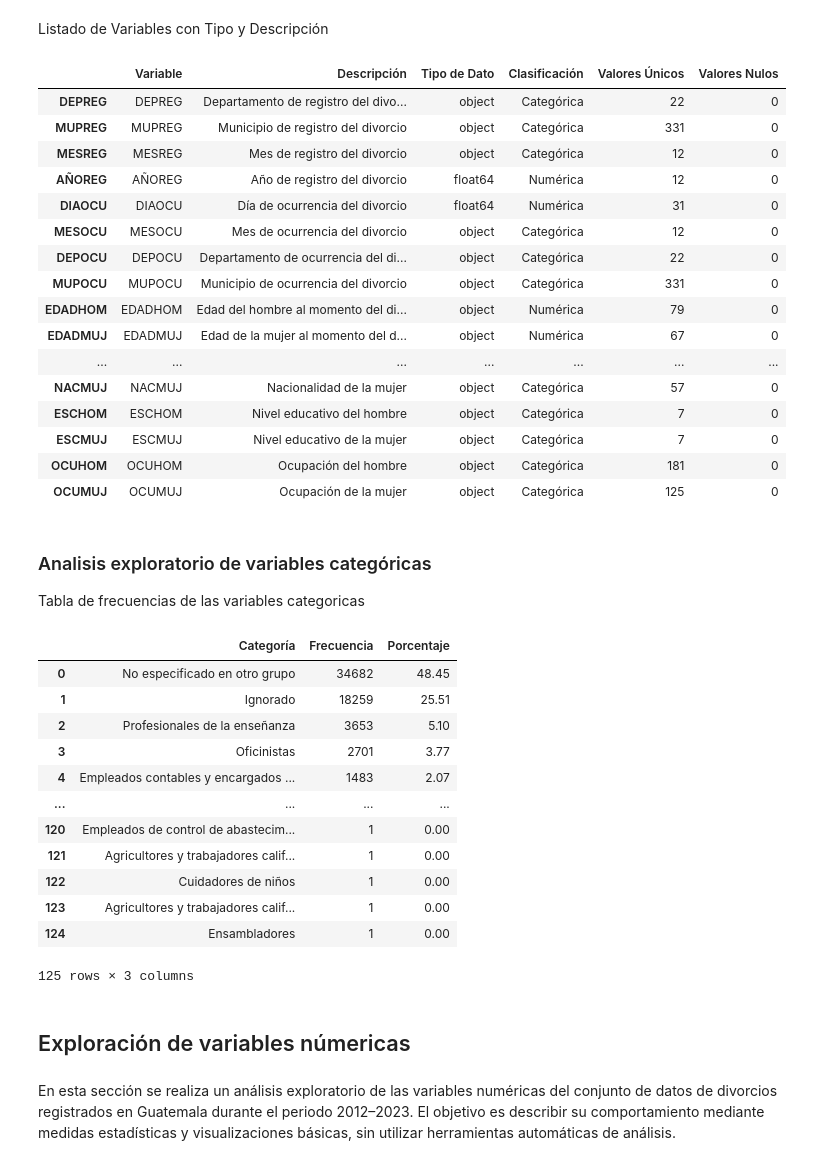
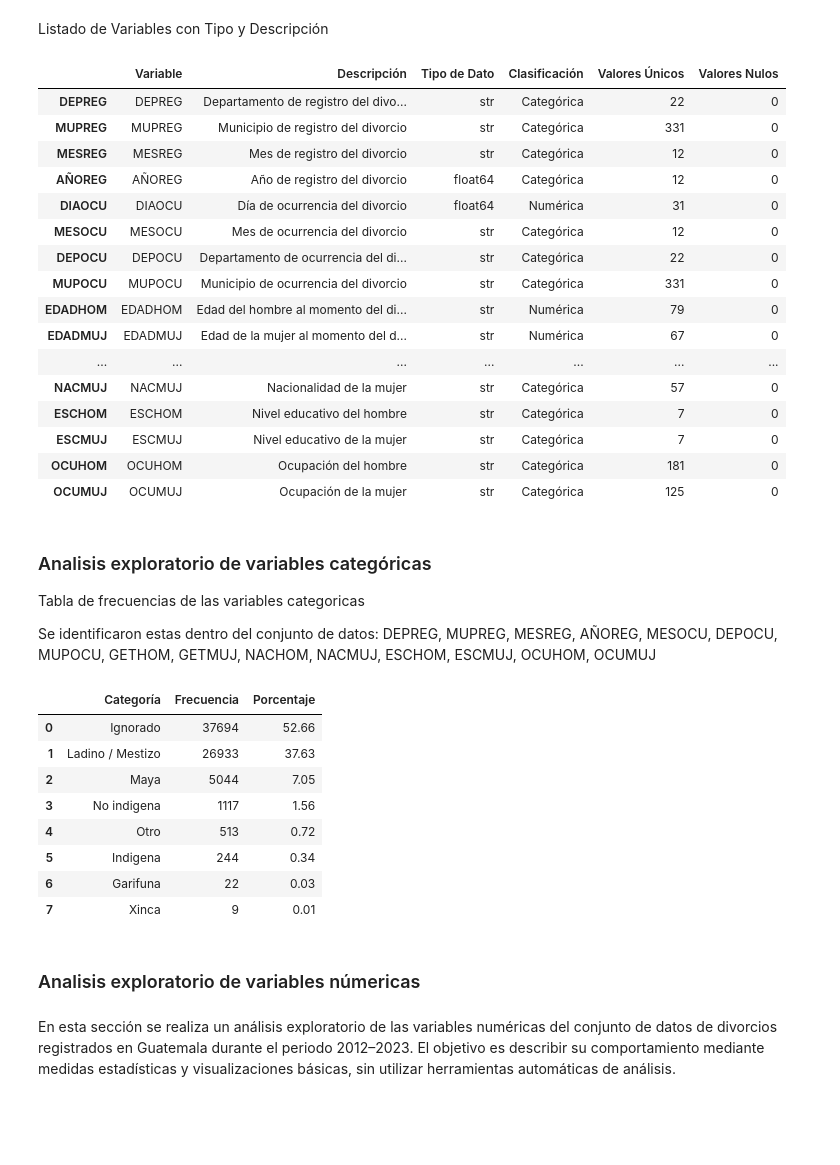
Before and after one commit to AleWWH1104/Proyecto1_md, a Jupyter notebook: src/avances.ipynb, the cells around one changed output. Saved outputs shown, nothing was run; the diff lists cells and outputs as text; code cells hidden in the pictures; blank space fills up the shorter version.

```diff
--- a/src/avances.ipynb
+++ b/src/avances.ipynb
@@ -39,11 +42,11 @@ descripcion_variables = {
 }
 
 # Clasificación de variables por tipo
-variables_categoricas = ['DEPREG', 'MUPREG', 'MESREG', 'MESOCU', 'DEPOCU', 'MUPOCU',
+variables_categoricas = ['DEPREG', 'MUPREG', 'MESREG', 'AÑOREG', 'MESOCU', 'DEPOCU', 'MUPOCU',
                          'GETHOM', 'GETMUJ', 'NACHOM', 'NACMUJ', 'ESCHOM', 'ESCMUJ',
                          'OCUHOM', 'OCUMUJ']
 
-variables_numericas = ['AÑOREG', 'DIAOCU', 'EDADHOM', 'EDADMUJ']
+variables_numericas = ['DIAOCU', 'EDADHOM', 'EDADMUJ']
 
 # Crear tabla descriptiva
 tabla_variables = pd.DataFrame({
@@ -58,57 +61,55 @@ tabla_variables = pd.DataFrame({
 tabla_variables
 # %% [output]
 |  | Variable | Descripción | Tipo de Dato | Clasificación | Valores Únicos | Valores Nulos |
-| DEPREG | DEPREG | Departamento de registro del divo... | object | Categórica | 22 | 0 |
-| MUPREG | MUPREG | Municipio de registro del divorcio | object | Categórica | 331 | 0 |
-| MESREG | MESREG | Mes de registro del divorcio | object | Categórica | 12 | 0 |
-| AÑOREG | AÑOREG | Año de registro del divorcio | float64 | Numérica | 12 | 0 |
+| DEPREG | DEPREG | Departamento de registro del divo... | str | Categórica | 22 | 0 |
+| MUPREG | MUPREG | Municipio de registro del divorcio | str | Categórica | 331 | 0 |
+| MESREG | MESREG | Mes de registro del divorcio | str | Categórica | 12 | 0 |
+| AÑOREG | AÑOREG | Año de registro del divorcio | float64 | Categórica | 12 | 0 |
 | DIAOCU | DIAOCU | Día de ocurrencia del divorcio | float64 | Numérica | 31 | 0 |
-| MESOCU | MESOCU | Mes de ocurrencia del divorcio | object | Categórica | 12 | 0 |
-| DEPOCU | DEPOCU | Departamento de ocurrencia del di... | object | Categórica | 22 | 0 |
-| MUPOCU | MUPOCU | Municipio de ocurrencia del divorcio | object | Categórica | 331 | 0 |
-| EDADHOM | EDADHOM | Edad del hombre al momento del di... | object | Numérica | 79 | 0 |
-| EDADMUJ | EDADMUJ | Edad de la mujer al momento del d... | object | Numérica | 67 | 0 |
+| MESOCU | MESOCU | Mes de ocurrencia del divorcio | str | Categórica | 12 | 0 |
+| DEPOCU | DEPOCU | Departamento de ocurrencia del di... | str | Categórica | 22 | 0 |
+| MUPOCU | MUPOCU | Municipio de ocurrencia del divorcio | str | Categórica | 331 | 0 |
+| EDADHOM | EDADHOM | Edad del hombre al momento del di... | str | Numérica | 79 | 0 |
+| EDADMUJ | EDADMUJ | Edad de la mujer al momento del d... | str | Numérica | 67 | 0 |
 | ... | ... | ... | ... | ... | ... | ... |
-| NACMUJ | NACMUJ | Nacionalidad de la mujer | object | Categórica | 57 | 0 |
-| ESCHOM | ESCHOM | Nivel educativo del hombre | object | Categórica | 7 | 0 |
-| ESCMUJ | ESCMUJ | Nivel educativo de la mujer | object | Categórica | 7 | 0 |
-| OCUHOM | OCUHOM | Ocupación del hombre | object | Categórica | 181 | 0 |
-| OCUMUJ | OCUMUJ | Ocupación de la mujer | object | Categórica | 125 | 0 |
+| NACMUJ | NACMUJ | Nacionalidad de la mujer | str | Categórica | 57 | 0 |
+| ESCHOM | ESCHOM | Nivel educativo del hombre | str | Categórica | 7 | 0 |
+| ESCMUJ | ESCMUJ | Nivel educativo de la mujer | str | Categórica | 7 | 0 |
+| OCUHOM | OCUHOM | Ocupación del hombre | str | Categórica | 181 | 0 |
+| OCUMUJ | OCUMUJ | Ocupación de la mujer | str | Categórica | 125 | 0 |
 # %% [markdown]
 ### Analisis exploratorio de variables categóricas
 Tabla de frecuencias de las variables categoricas
+
+Se identificaron estas dentro del conjunto de datos:
+DEPREG, MUPREG, MESREG, AÑOREG, MESOCU, DEPOCU, MUPOCU,
+GETHOM, GETMUJ, NACHOM, NACMUJ, ESCHOM, ESCMUJ, OCUHOM, OCUMUJ
 # %%
 # Elegir una de las variables categoricas
-var_categoricas = ['DEPREG', 'MUPREG', 'MESREG', 'MESOCU', 'DEPOCU', 'MUPOCU', 'GETHOM', 'GETMUJ',
-                   'NACHOM', 'NACMUJ', 'ESCHOM', 'ESCMUJ', 'OCUHOM', 'OCUMUJ']
 
 # Crear tabla de frecuencias
 tabla_freq = pd.DataFrame({
-    'Categoría': df['OCUMUJ'].value_counts().index,
-    'Frecuencia': df['OCUMUJ'].value_counts().values,
-    'Porcentaje': (df['OCUMUJ'].value_counts(normalize=True).values * 100).round(2)
+    'Categoría': df['GETHOM'].value_counts().index,
+    'Frecuencia': df['GETHOM'].value_counts().values,
+    'Porcentaje': (df['GETHOM'].value_counts(normalize=True).values * 100).round(2)
 })
 
 # Ordenar por categoría
 tabla_freq = tabla_freq.sort_values('Frecuencia', ascending= False).reset_index(drop=True)
 
 #Imprimir tabla
 tabla_freq
 # %% [output]
 |  | Categoría | Frecuencia | Porcentaje |
-| 0 | No especificado en otro grupo | 34682 | 48.45 |
-| 1 | Ignorado | 18259 | 25.51 |
-| 2 | Profesionales de la enseñanza | 3653 | 5.10 |
-| 3 | Oficinistas | 2701 | 3.77 |
-| 4 | Empleados contables y encargados ... | 1483 | 2.07 |
-| ... | ... | ... | ... |
-| 120 | Empleados de control de abastecim... | 1 | 0.00 |
-| 121 | Agricultores y trabajadores calif... | 1 | 0.00 |
-| 122 | Cuidadores de niños | 1 | 0.00 |
-| 123 | Agricultores y trabajadores calif... | 1 | 0.00 |
-| 124 | Ensambladores | 1 | 0.00 |
+| 0 | Ignorado | 37694 | 52.66 |
+| 1 | Ladino / Mestizo | 26933 | 37.63 |
+| 2 | Maya | 5044 | 7.05 |
+| 3 | No indigena | 1117 | 1.56 |
+| 4 | Otro | 513 | 0.72 |
+| 5 | Indigena | 244 | 0.34 |
+| 6 | Garifuna | 22 | 0.03 |
+| 7 | Xinca | 9 | 0.01 |
-125 rows × 3 columns
 # %% [markdown]
-## Exploración de variables númericas
+### Analisis exploratorio de variables númericas
 # %% [markdown]
 En esta sección se realiza un análisis exploratorio de las variables numéricas del conjunto de datos de divorcios registrados en Guatemala durante el periodo 2012–2023. El objetivo es describir su comportamiento mediante medidas estadísticas y visualizaciones básicas, sin utilizar herramientas automáticas de análisis.
```
Also changed, not shown: parts of 15 cells of this notebook, 1 other file.
